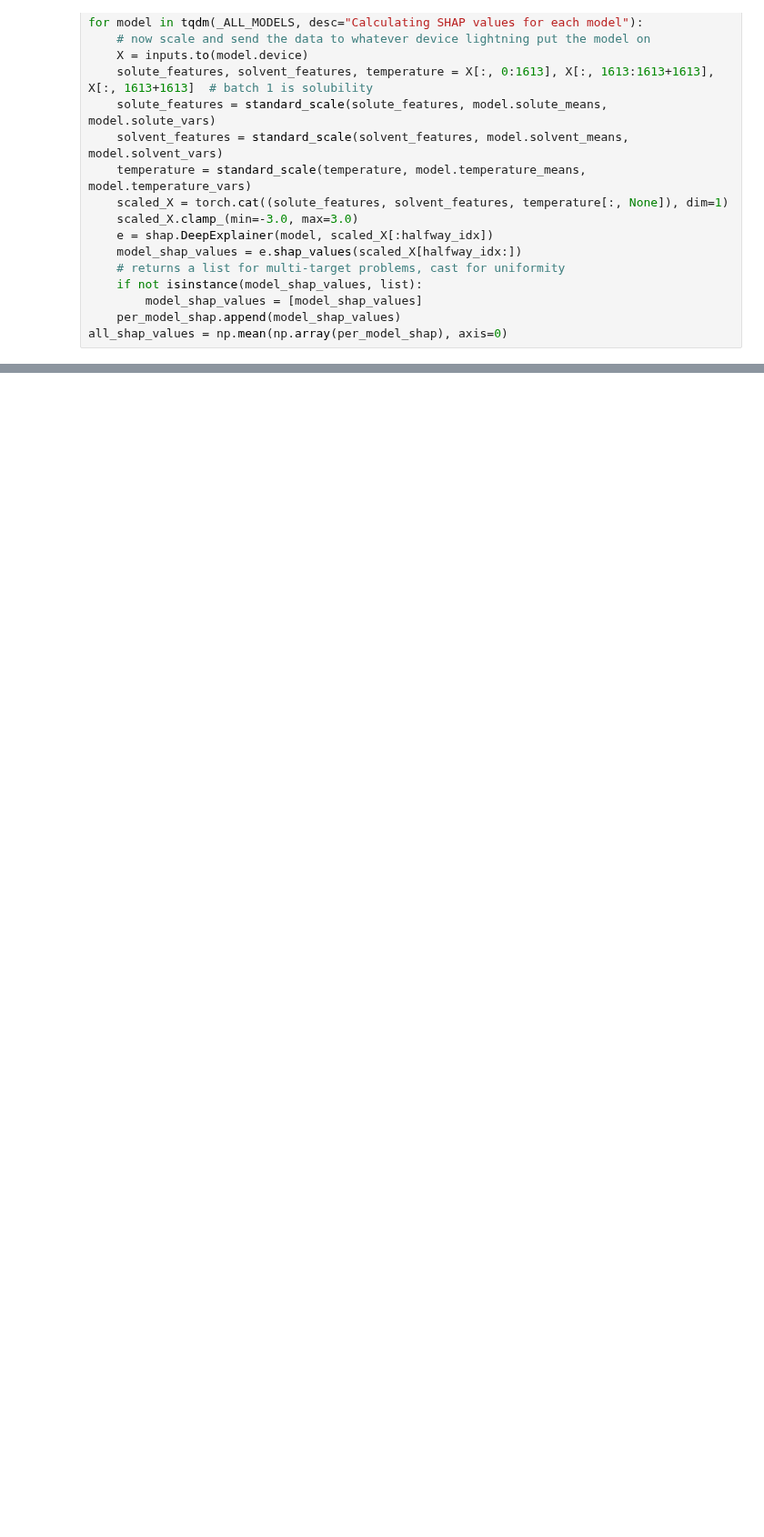
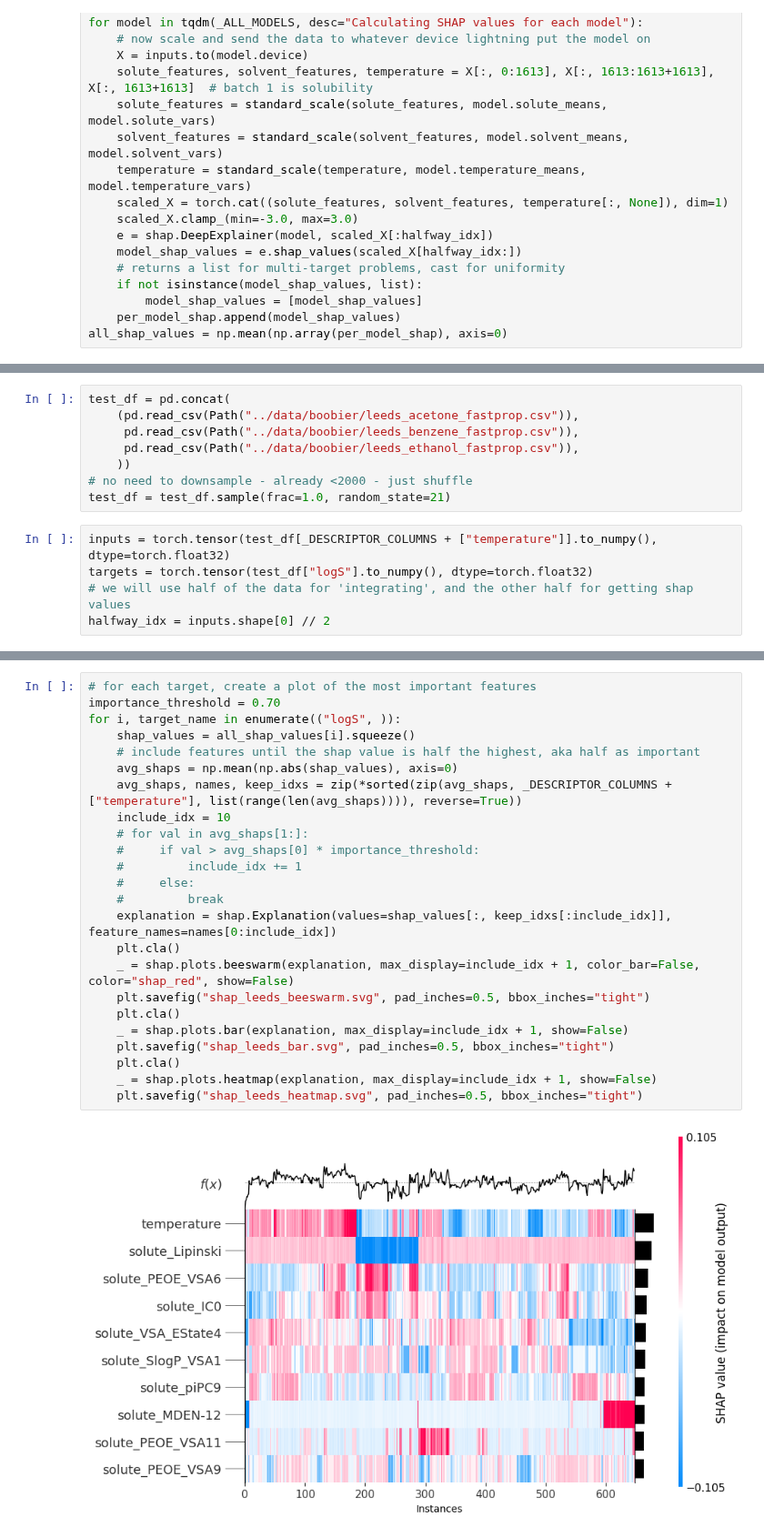
Before and after one commit to JacksonBurns/fastsolv, a Jupyter notebook: paper/analysis/shap.ipynb, the cells around one changed output, grey strips where cells are left out. Shown at 91% size. Cells and saved outputs as stored; diff of their text form; blank space fills up the shorter version.

```diff
--- a/paper/analysis/shap.ipynb
+++ b/paper/analysis/shap.ipynb
@@ -71,0 +77,13 @@ for i, target_name in enumerate(("logS", )):
+# %%
+test_df = pd.concat(
+    (pd.read_csv(Path("../data/boobier/leeds_acetone_fastprop.csv")),
+     pd.read_csv(Path("../data/boobier/leeds_benzene_fastprop.csv")),
+     pd.read_csv(Path("../data/boobier/leeds_ethanol_fastprop.csv")),
+    ))
+# no need to downsample - already <2000 - just shuffle
+test_df = test_df.sample(frac=1.0, random_state=21)
+# %%
+inputs = torch.tensor(test_df[_DESCRIPTOR_COLUMNS + ["temperature"]].to_numpy(), dtype=torch.float32)
+targets = torch.tensor(test_df["logS"].to_numpy(), dtype=torch.float32)
+# we will use half of the data for 'integrating', and the other half for getting shap values
+halfway_idx = inputs.shape[0] // 2
@@ -71,0 +112,26 @@ for i, target_name in enumerate(("logS", )):
+# %%
+# for each target, create a plot of the most important features
+importance_threshold = 0.70
+for i, target_name in enumerate(("logS", )):
+    shap_values = all_shap_values[i].squeeze()
+    # include features until the shap value is half the highest, aka half as important
+    avg_shaps = np.mean(np.abs(shap_values), axis=0)
+    avg_shaps, names, keep_idxs = zip(*sorted(zip(avg_shaps, _DESCRIPTOR_COLUMNS + ["temperature"], list(range(len(avg_shaps)))), reverse=True))
+    include_idx = 10
+    # for val in avg_shaps[1:]:
+    #     if val > avg_shaps[0] * importance_threshold:
+    #         include_idx += 1
+    #     else:
+    #         break
+    explanation = shap.Explanation(values=shap_values[:, keep_idxs[:include_idx]], feature_names=names[0:include_idx])
+    plt.cla()
+    _ = shap.plots.beeswarm(explanation, max_display=include_idx + 1, color_bar=False, color="shap_red", show=False)
+    plt.savefig("shap_leeds_beeswarm.svg", pad_inches=0.5, bbox_inches="tight")
+    plt.cla()
+    _ = shap.plots.bar(explanation, max_display=include_idx + 1, show=False)
+    plt.savefig("shap_leeds_bar.svg", pad_inches=0.5, bbox_inches="tight")
+    plt.cla()
+    _ = shap.plots.heatmap(explanation, max_display=include_idx + 1, show=False)
+    plt.savefig("shap_leeds_heatmap.svg", pad_inches=0.5, bbox_inches="tight")
+# %% [output]
+[figure, added]
```
Also changed, not shown: parts of 3 cells of this notebook.
